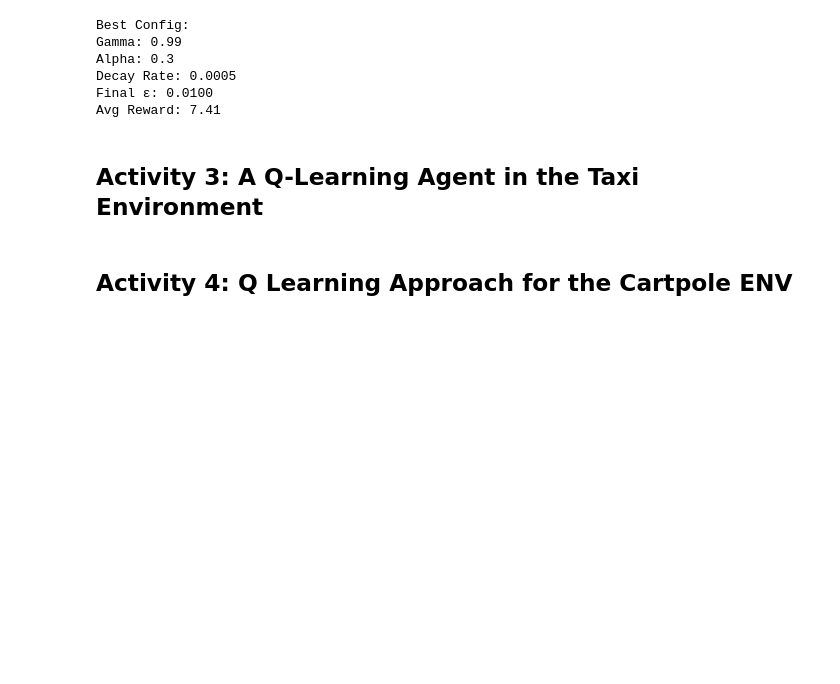
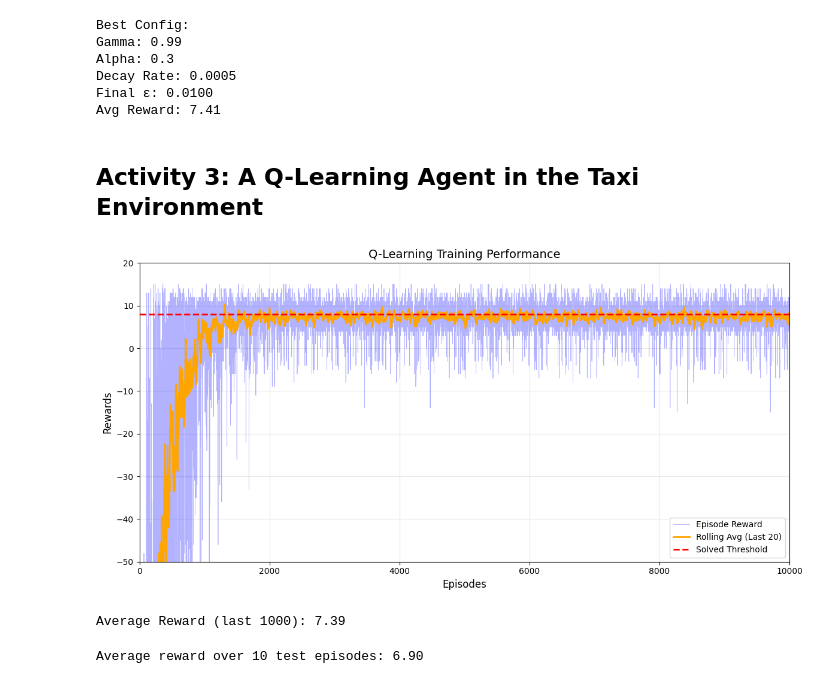
Before and after one commit to BOYSABIO/IE-University, a Jupyter notebook: 12_REINFORCEMENT_LEARNING/assignments/A3/Assignment_3.ipynb, the cells around one changed output. Saved outputs shown, nothing was run; the diff lists cells and outputs as text; code cells hidden in the pictures; blank space fills up the shorter version.

```diff
--- a/12_REINFORCEMENT_LEARNING/assignments/A3/Assignment_3.ipynb
+++ b/12_REINFORCEMENT_LEARNING/assignments/A3/Assignment_3.ipynb
@@ -532,10 +530,6 @@ Final ε: 0.0100
 Avg Reward: 7.41
 # %% [markdown]
 ## Activity 3: **A Q-Learning Agent in the Taxi Environment**
-# %% [markdown]
-## Activity 4: **Q Learning Approach for the Cartpole ENV**
 # %%
 import gymnasium as gym
 import numpy as np
-# %%
-alpha = 0.99
@@ -543,0 +631,41 @@ env = gym.make('CartPole-v1')
+# %%
+test_config = {
+    "alpha": 0.1,
+    "gamma": 0.99,
+    "decay_rate": 0.001,
+    "epsilon": 1.0,
+    "epsilon_min": 0.01
+}
+
+result = train_q_learning(test_config)
+print(f"Average Reward (last 1000): {result['avg_reward']:.2f}")
+# %% [output]
+[figure, added]
+Average Reward (last 1000): 7.39
+# %%
+env = gym.make('Taxi-v3', render_mode = 'human')
+Q = result['Q']
+max_steps = 100
+n_test_episodes = 10
+test_rewards = []
+env.reset()
+env.render()
+
+for _ in range(n_test_episodes):
+    state = env.reset()[0]
+    episode_reward = 0
+
+    for _ in range(max_steps):
+        action = np.argmax(Q[state])
+        next_state, reward, done, _, _ = env.step(action)
+        env.render()
+        episode_reward += reward
+        if done:
+            break
+        state = next_state
+
+    test_rewards.append(episode_reward)
+
+print(f"Average reward over {n_test_episodes} test episodes: {np.mean(test_rewards):.2f}")
+# %% [output]
+Average reward over 10 test episodes: 6.90
```
Also changed, not shown: parts of 23 cells of this notebook, 4 other files.
